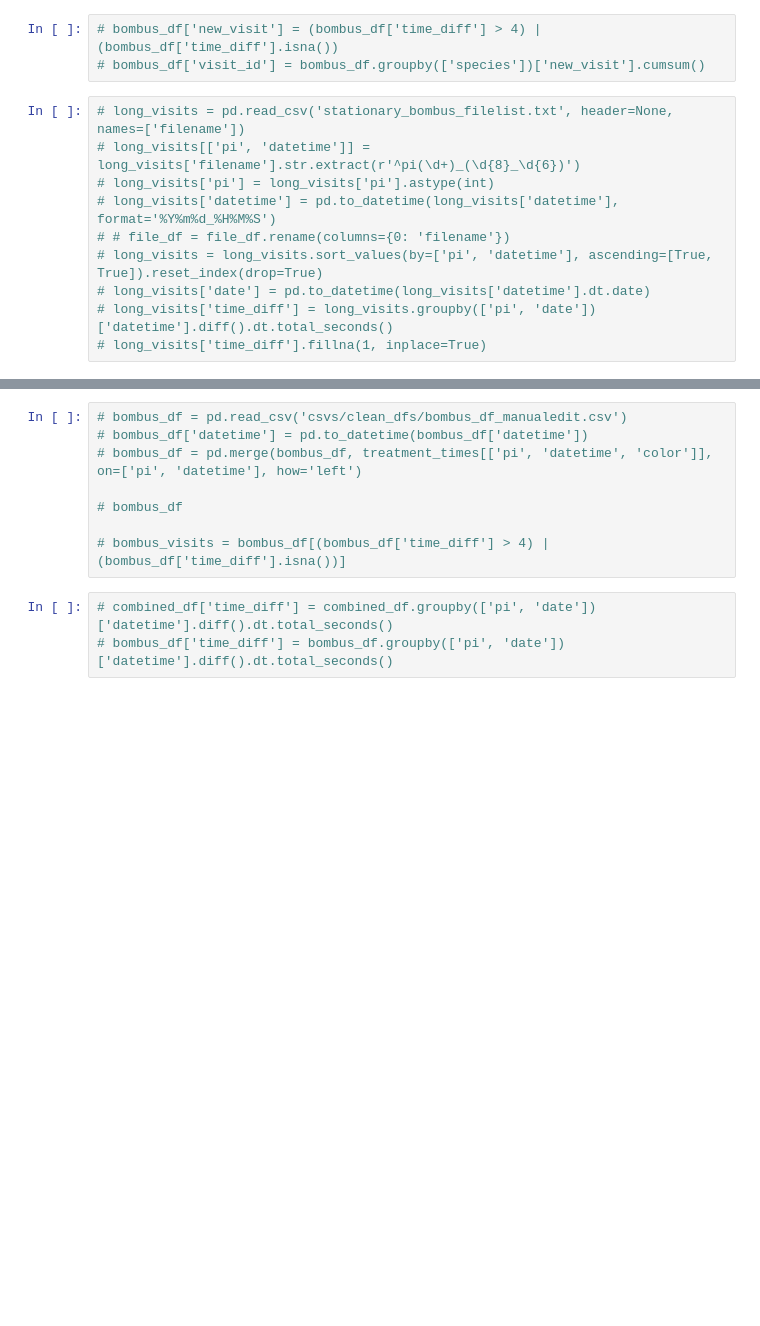
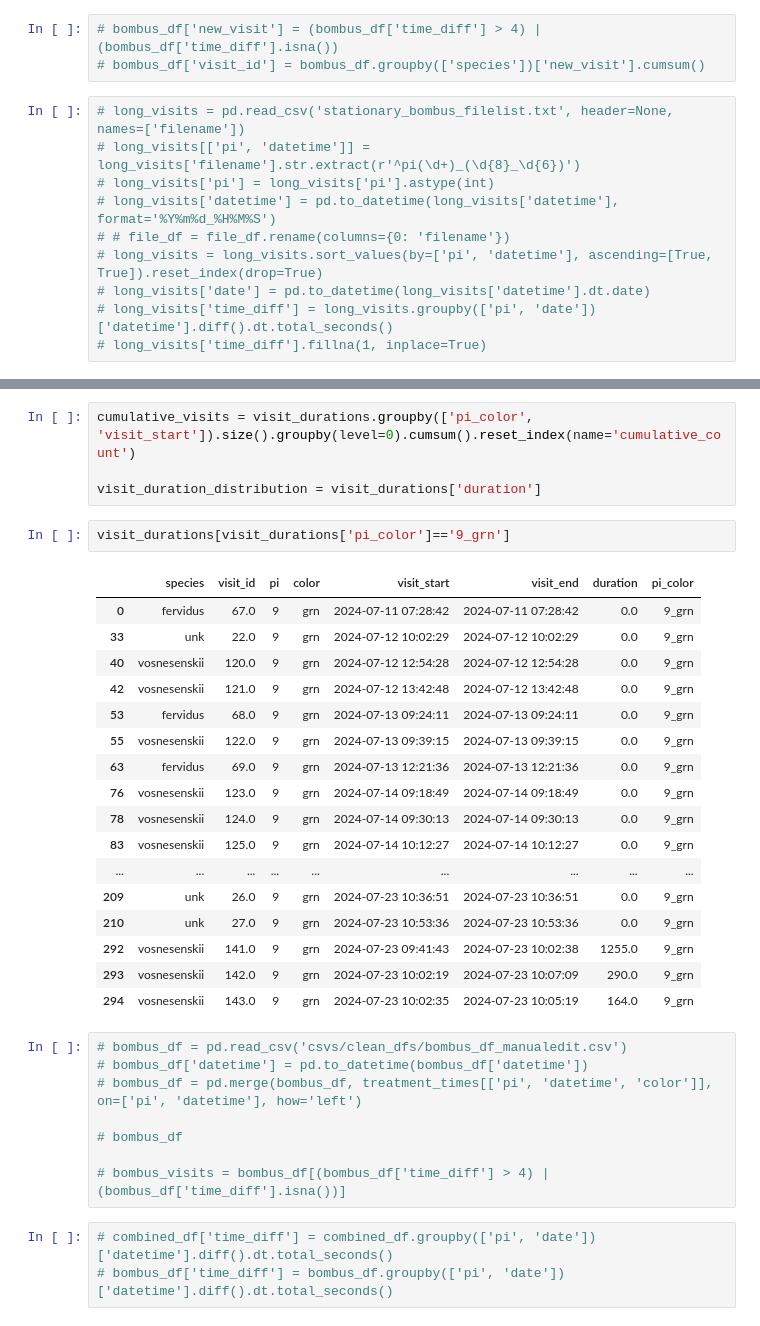
Before and after one commit to mparkergetz/bee_cam_data_processing, a Jupyter notebook: nb2_cumulative_img_counts.ipynb, the cells around one changed output, grey strips where cells are left out. Cells and saved outputs as stored; diff of their text form; blank space fills up the shorter version.

```diff
--- a/nb2_cumulative_img_counts.ipynb
+++ b/nb2_cumulative_img_counts.ipynb
@@ -68,3 +103,27 @@ visit_duration_distribution = visit_durations['duration']
+# %%
+cumulative_visits = visit_durations.groupby(['pi_color', 'visit_start']).size().groupby(level=0).cumsum().reset_index(name='cumulative_count')
+
+visit_duration_distribution = visit_durations['duration']
+# %%
+visit_durations[visit_durations['pi_color']=='9_grn']
+# %% [output]
+|  | species | visit_id | pi | color | visit_start | visit_end | duration | pi_color |
+| 0 | fervidus | 67.0 | 9 | grn | 2024-07-11 07:28:42 | 2024-07-11 07:28:42 | 0.0 | 9_grn |
+| 33 | unk | 22.0 | 9 | grn | 2024-07-12 10:02:29 | 2024-07-12 10:02:29 | 0.0 | 9_grn |
+| 40 | vosnesenskii | 120.0 | 9 | grn | 2024-07-12 12:54:28 | 2024-07-12 12:54:28 | 0.0 | 9_grn |
+| 42 | vosnesenskii | 121.0 | 9 | grn | 2024-07-12 13:42:48 | 2024-07-12 13:42:48 | 0.0 | 9_grn |
+| 53 | fervidus | 68.0 | 9 | grn | 2024-07-13 09:24:11 | 2024-07-13 09:24:11 | 0.0 | 9_grn |
+| 55 | vosnesenskii | 122.0 | 9 | grn | 2024-07-13 09:39:15 | 2024-07-13 09:39:15 | 0.0 | 9_grn |
+| 63 | fervidus | 69.0 | 9 | grn | 2024-07-13 12:21:36 | 2024-07-13 12:21:36 | 0.0 | 9_grn |
+| 76 | vosnesenskii | 123.0 | 9 | grn | 2024-07-14 09:18:49 | 2024-07-14 09:18:49 | 0.0 | 9_grn |
+| 78 | vosnesenskii | 124.0 | 9 | grn | 2024-07-14 09:30:13 | 2024-07-14 09:30:13 | 0.0 | 9_grn |
+| 83 | vosnesenskii | 125.0 | 9 | grn | 2024-07-14 10:12:27 | 2024-07-14 10:12:27 | 0.0 | 9_grn |
+| ... | ... | ... | ... | ... | ... | ... | ... | ... |
+| 209 | unk | 26.0 | 9 | grn | 2024-07-23 10:36:51 | 2024-07-23 10:36:51 | 0.0 | 9_grn |
+| 210 | unk | 27.0 | 9 | grn | 2024-07-23 10:53:36 | 2024-07-23 10:53:36 | 0.0 | 9_grn |
+| 292 | vosnesenskii | 141.0 | 9 | grn | 2024-07-23 09:41:43 | 2024-07-23 10:02:38 | 1255.0 | 9_grn |
+| 293 | vosnesenskii | 142.0 | 9 | grn | 2024-07-23 10:02:19 | 2024-07-23 10:07:09 | 290.0 | 9_grn |
+| 294 | vosnesenskii | 143.0 | 9 | grn | 2024-07-23 10:02:35 | 2024-07-23 10:05:19 | 164.0 | 9_grn |
 # %%
 # bombus_df = pd.read_csv('csvs/clean_dfs/bombus_df_manualedit.csv')
 # bombus_df['datetime'] = pd.to_datetime(bombus_df['datetime'])
```
Also changed, not shown: parts of 5 cells of this notebook.
